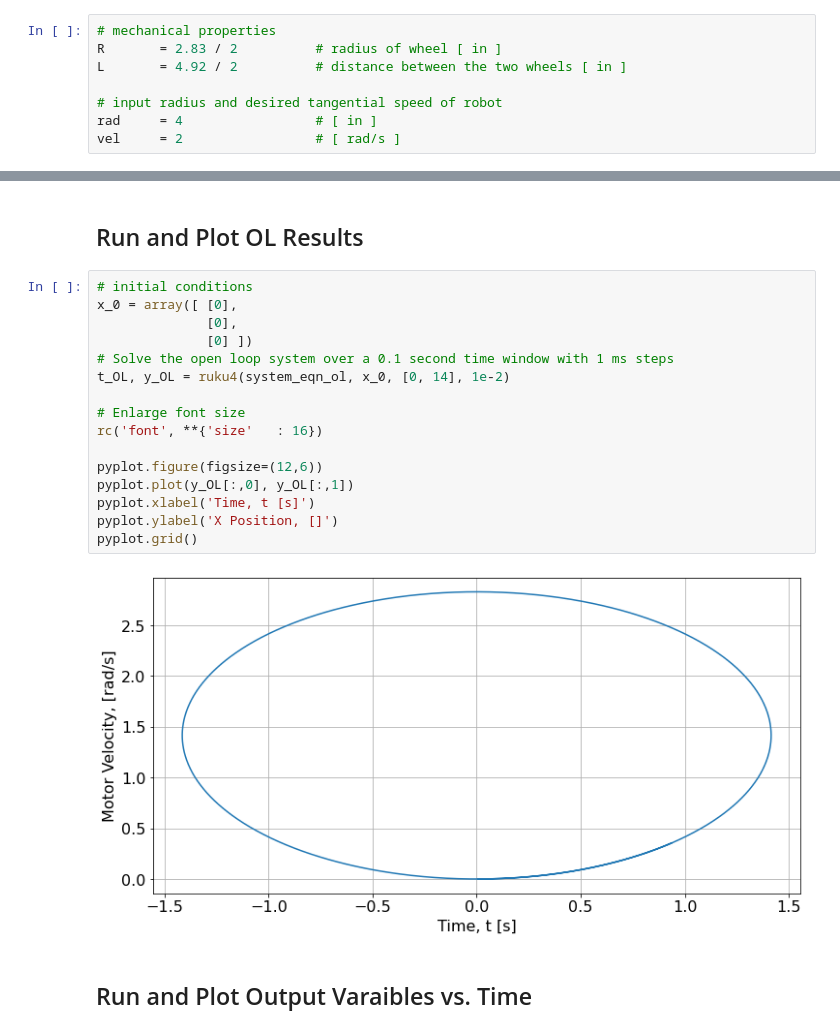
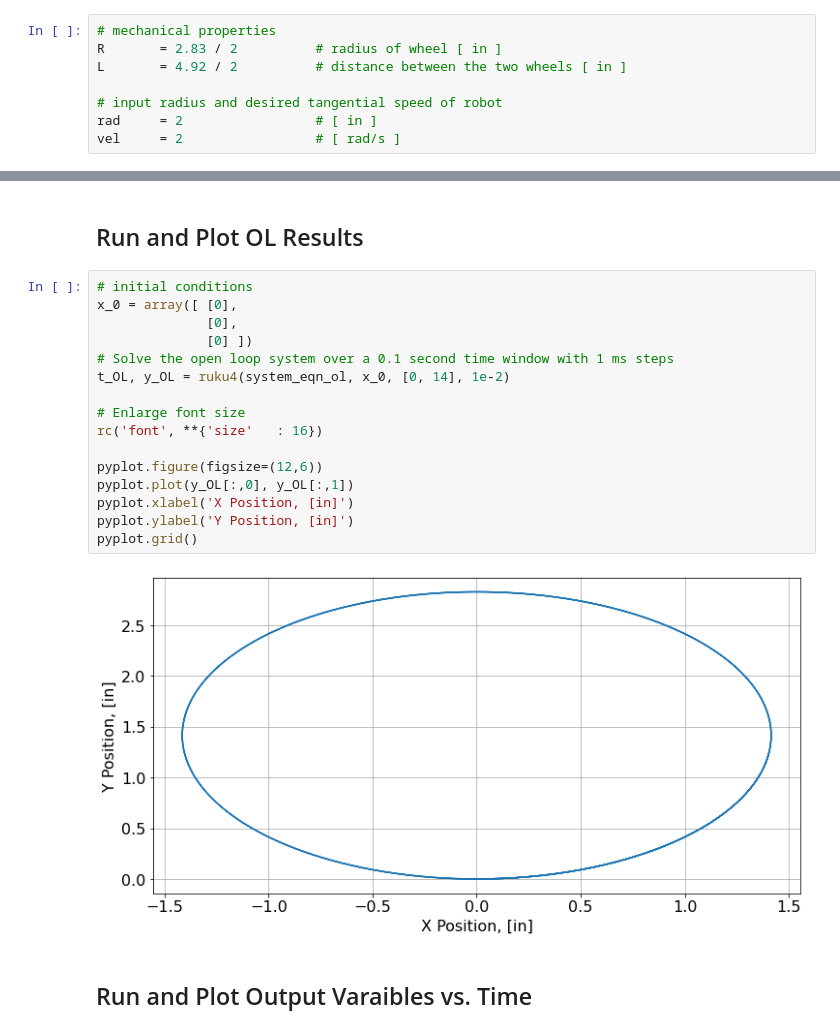
Before and after one commit to tanno1/ME405, a Jupyter notebook: Hw0x03 - System Modeling/Hw0x03_tanner_main.ipynb, the cells around one changed output, grey strips where cells are left out. Drawn from its saved outputs; the diff is of its cells as text.

```diff
--- a/Hw0x03 - System Modeling/Hw0x03_tanner_main.ipynb
+++ b/Hw0x03 - System Modeling/Hw0x03_tanner_main.ipynb
@@ -64,7 +64,7 @@ R       = 2.83 / 2          # radius of wheel [ in ]
 L       = 4.92 / 2          # distance between the two wheels [ in ]
 
 # input radius and desired tangential speed of robot
-rad     = 4                 # [ in ]
+rad     = 2                 # [ in ]
 vel     = 2                 # [ rad/s ]
 # %%
 def system_eqn_ol(t, x):
@@ -163,21 +163,21 @@ def ruku4(fcn, x_0, tspan, tstep):
 # %%
 # initial conditions
 x_0 = array([ [0],
               [0],
               [0] ])
 # Solve the open loop system over a 0.1 second time window with 1 ms steps
 t_OL, y_OL = ruku4(system_eqn_ol, x_0, [0, 14], 1e-2)
 
 # Enlarge font size
 rc('font', **{'size'   : 16})
 
 pyplot.figure(figsize=(12,6))
 pyplot.plot(y_OL[:,0], y_OL[:,1])
-pyplot.xlabel('Time, t [s]')
-pyplot.ylabel('X Position, []')
+pyplot.xlabel('X Position, [in]')
+pyplot.ylabel('Y Position, [in]')
 pyplot.grid()
 # %% [output]
-[figure, old version]
+[figure, new version]
 # %% [markdown]
 ## Run and Plot Output Varaibles vs. Time
 # %%
```
Also changed, not shown: parts of 1 cell of this notebook, 2 other files.
